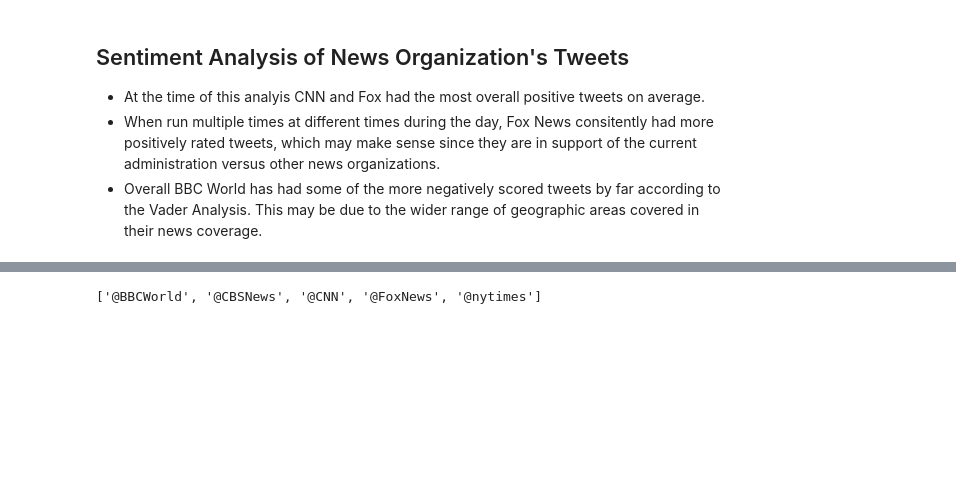
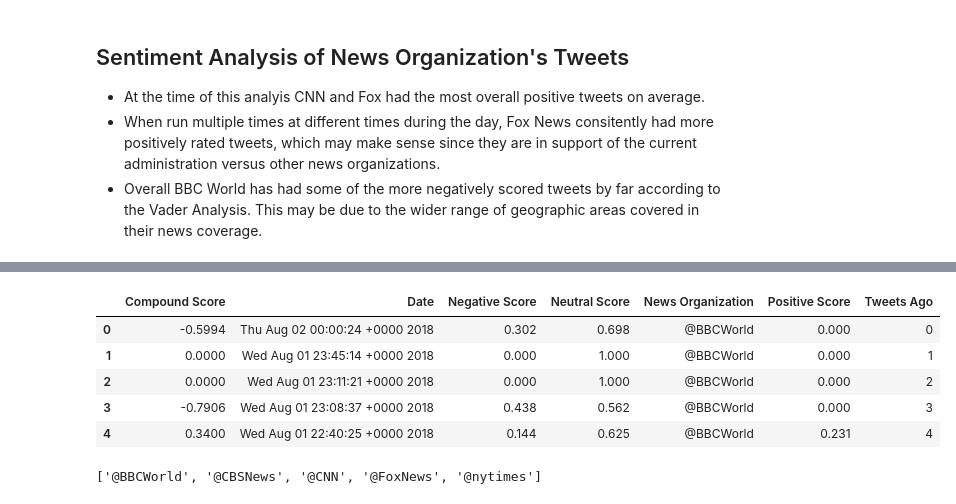
Before and after one commit to locketylerj/Social-Analytics, a Jupyter notebook: TySocialAnalytics_NewsMood.ipynb, the cells around one changed output, grey strips where cells are left out. Saved outputs shown, nothing was run; the diff lists cells and outputs as text; code cells hidden in the pictures; blank space fills up the shorter version.

```diff
--- a/TySocialAnalytics_NewsMood.ipynb
+++ b/TySocialAnalytics_NewsMood.ipynb
@@ -98,3 +99,16 @@ news_sentiments_df.head()
+# %%
+#Set the dictionary of sentiments to a dataframe.
+news_sentiments_df = pd.DataFrame(sentiments)
+
+news_sentiments_df.to_csv("Output/NewsTweetsSentiments.csv")
+news_sentiments_df.head()
+# %% [output]
+|  | Compound Score | Date | Negative Score | Neutral Score | News Organization | Positive Score | Tweets Ago |
+| 0 | -0.5994 | Thu Aug 02 00:00:24 +0000 2018 | 0.302 | 0.698 | @BBCWorld | 0.000 | 0 |
+| 1 | 0.0000 | Wed Aug 01 23:45:14 +0000 2018 | 0.000 | 1.000 | @BBCWorld | 0.000 | 1 |
+| 2 | 0.0000 | Wed Aug 01 23:11:21 +0000 2018 | 0.000 | 1.000 | @BBCWorld | 0.000 | 2 |
+| 3 | -0.7906 | Wed Aug 01 23:08:37 +0000 2018 | 0.438 | 0.562 | @BBCWorld | 0.000 | 3 |
+| 4 | 0.3400 | Wed Aug 01 22:40:25 +0000 2018 | 0.144 | 0.625 | @BBCWorld | 0.231 | 4 |
 # %%
 print(targetusers)
 # %% [output]
```
Also changed, not shown: parts of 7 cells of this notebook, 3 other files.
